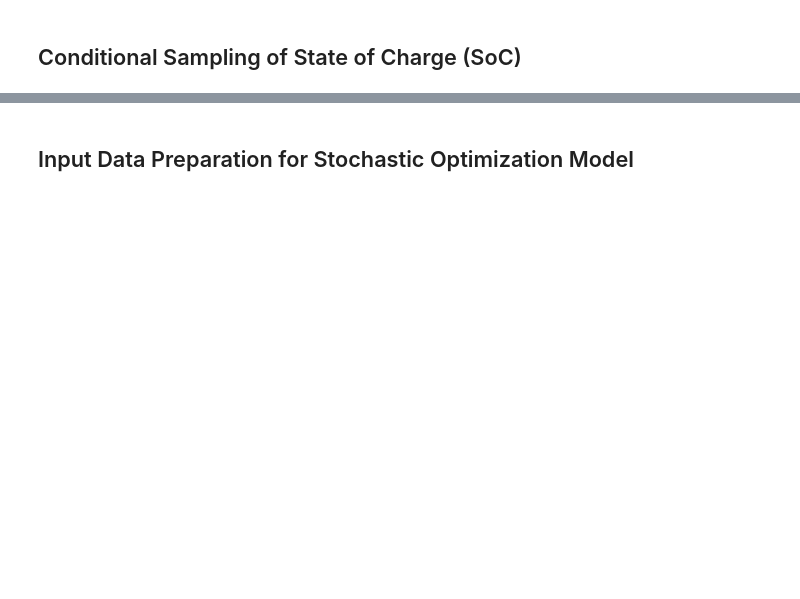
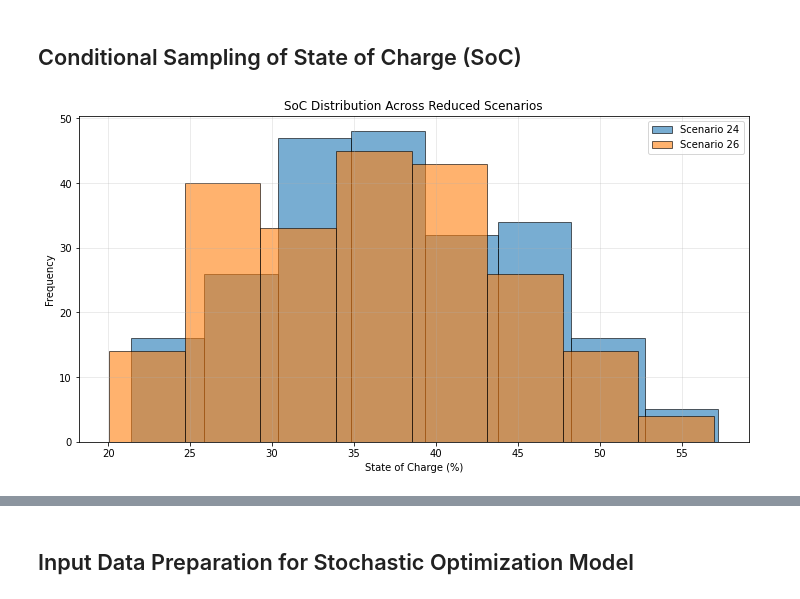
Before and after one commit to DDNALab/uam_fleet_scheduling, a Jupyter notebook: Code/Price_EvtolPass_Sto.ipynb, the cells around one changed output, grey strips where cells are left out. Drawn from its saved outputs; the diff is of its cells as text; code cells hidden in the pictures; blank space fills up the shorter version.

```diff
--- a/Code/Price_EvtolPass_Sto.ipynb
+++ b/Code/Price_EvtolPass_Sto.ipynb
@@ -580 +833,68 @@ def conditional_soc_sampling_per_evtol(
     return reduced_scenarios
+# %%
+# ============================================================
+# Main Execution – Conditional SoC Sampling per eVTOL
+# ============================================================
+if __name__ == "__main__":
+
+    # ----------------------------------------
+    # 1. Run Base Simulation
+    # ----------------------------------------
+    results = simulate_evtol_and_passengers(
+        seed=SEED,
+        plot=False
+    )
+
+    # ----------------------------------------
+    # 2. Generate Initial Joint Demand Scenarios
+    # ----------------------------------------
+    scenarios = generate_joint_demand_scenarios(
+        passenger_arrivals=results["passenger_arrivals"],
+        evtol_arrivals=results["evtol_arrivals"],
+        n_scenarios=N_SCENARIOS,
+        horizon_minutes=HORIZON_MINUTES,
+        bin_size=BIN_SIZE,
+        plot=False
+    )
+
+    # ----------------------------------------
+    # 3. Apply Backward Scenario Reduction
+    # ----------------------------------------
+    reduced_scenarios = scenario_reduction_backward_with_evtol_filter(
+        scenarios=scenarios,
+        target_size=TARGET_SCENARIOS,
+        plot=False
+    )
+
+    # ----------------------------------------
+    # 4. Perform Conditional SoC Sampling
+    # ----------------------------------------
+    scenarios_with_soc = conditional_soc_sampling_per_evtol(
+        reduced_scenarios=reduced_scenarios,
+        s_base=50,          # Midpoint baseline
+        k=12,               # SoC degradation scaling factor
+        sigma_base=3,       # Base deviation
+        sigma_scale=5,      # Variability with load ratio
+        plot=True           # Visualize SoC distribution
+    )
+
+    # ----------------------------------------
+    # 5. Summary Report
+    # ----------------------------------------
+    print("\n" + "=" * 80)
+    print("🔋 CONDITIONAL SoC SAMPLING SUMMARY")
+    print("=" * 80)
+    print(f"Number of Reduced Scenarios: {len(scenarios_with_soc)}\n")
+
+    for s in scenarios_with_soc:
+        print(f"Scenario {s['id'] + 1}:")
+        print(f"  - Total eVTOLs:     {s['total_evtols_count']}")
+        print(f"  - Avg Load Ratio:   {s['avg_load_ratio']:.2f}")
+        soc_values = list(s['evtol_socs'].values())
+        print(f"  - SoC Range:        {min(soc_values):.1f}% – {max(soc_values):.1f}%")
+        print(f"  - Mean SoC:         {np.mean(soc_values):.1f}%")
+        print(f"  - Std Dev (SoC):    {np.std(soc_values):.2f}\n")
+
+    print("=" * 80)
+# %% [output]
+[figure, added]
```
Also changed, not shown: parts of 13 cells of this notebook.
